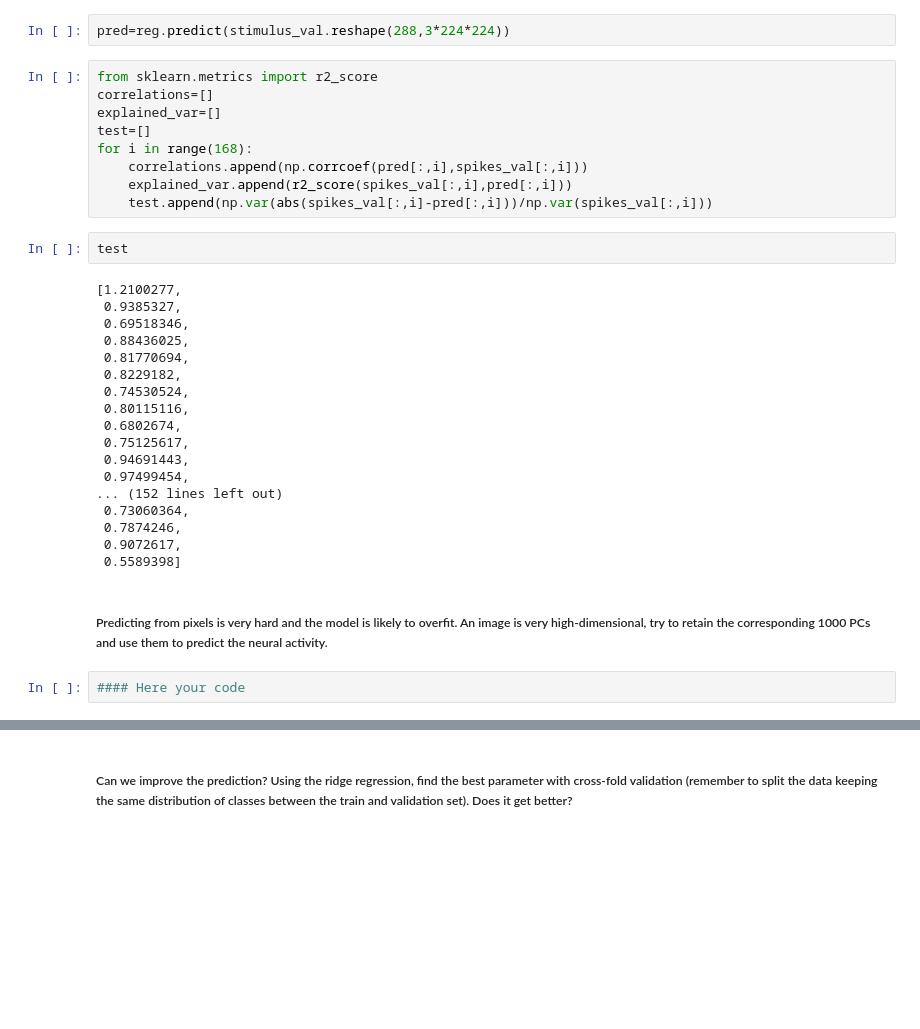
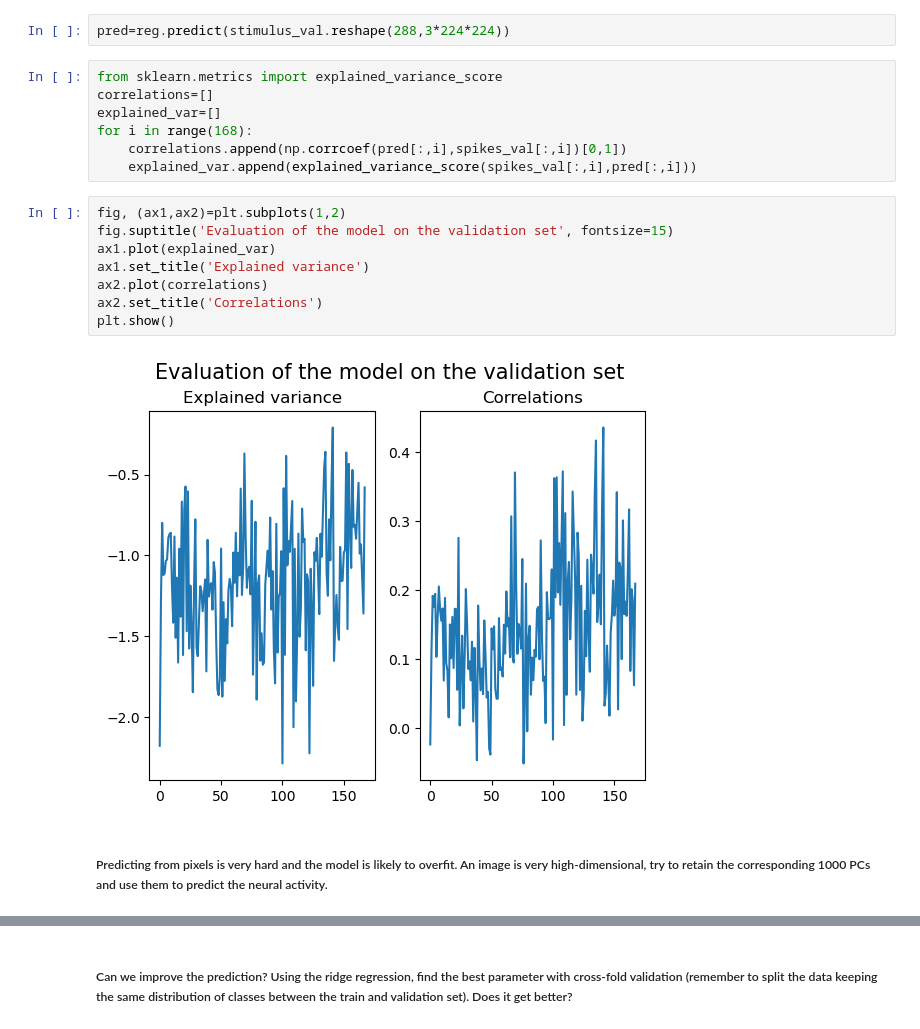
Before and after one commit to meriadecmorrier/NX414-Project, a Jupyter notebook: week5/week5.ipynb, the cells around one changed output, grey strips where cells are left out. Cells and saved outputs as stored; diff of their text form; blank space fills up the shorter version.

```diff
--- a/week5/week5.ipynb
+++ b/week5/week5.ipynb
@@ -95,35 +91,21 @@ reg.coef_.shape
 # %%
 pred=reg.predict(stimulus_val.reshape(288,3*224*224))
 # %%
-from sklearn.metrics import r2_score
+from sklearn.metrics import explained_variance_score
 correlations=[]
 explained_var=[]
-test=[]
 for i in range(168):
-    correlations.append(np.corrcoef(pred[:,i],spikes_val[:,i]))
-    explained_var.append(r2_score(spikes_val[:,i],pred[:,i]))
-    test.append(np.var(abs(spikes_val[:,i]-pred[:,i]))/np.var(spikes_val[:,i]))
+    correlations.append(np.corrcoef(pred[:,i],spikes_val[:,i])[0,1])
+    explained_var.append(explained_variance_score(spikes_val[:,i],pred[:,i]))
-# %%
-test
-# %% [output]
-[1.2100277,
- 0.9385327,
- 0.69518346,
- 0.88436025,
- 0.81770694,
- 0.8229182,
- 0.74530524,
- 0.80115116,
- 0.6802674,
- 0.75125617,
- 0.94691443,
- 0.97499454,
-... (152 lines left out)
- 0.73060364,
- 0.7874246,
- 0.9072617,
- 0.5589398]
+# %%
+fig, (ax1,ax2)=plt.subplots(1,2)
+fig.suptitle('Evaluation of the model on the validation set', fontsize=15)
+ax1.plot(explained_var)
+ax1.set_title('Explained variance')
+ax2.plot(correlations)
+ax2.set_title('Correlations')
+plt.show()
+# %% [output]
+[figure, added]
 # %% [markdown]
 ##### Predicting from pixels is very hard and the model is likely to overfit. An image is very high-dimensional, try to retain the corresponding 1000 PCs and use them to predict the neural activity.
-# %%
-#### Here your code
```
Also changed, not shown: parts of 4 cells of this notebook.
